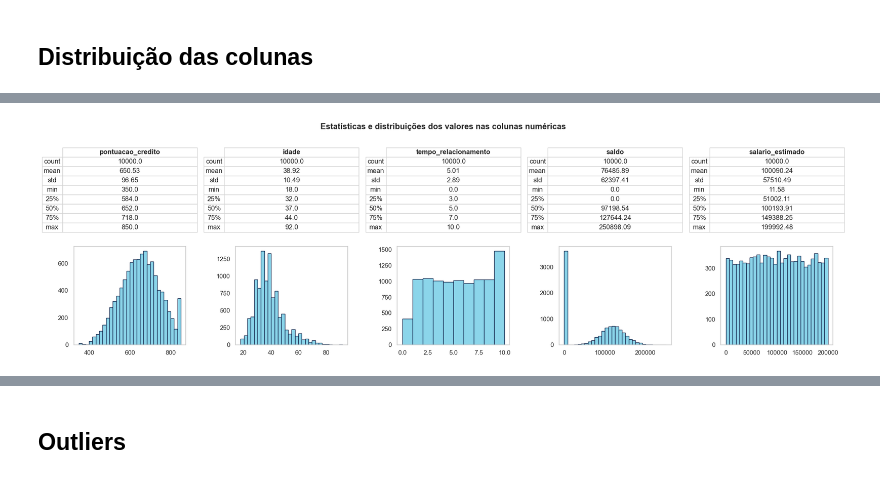
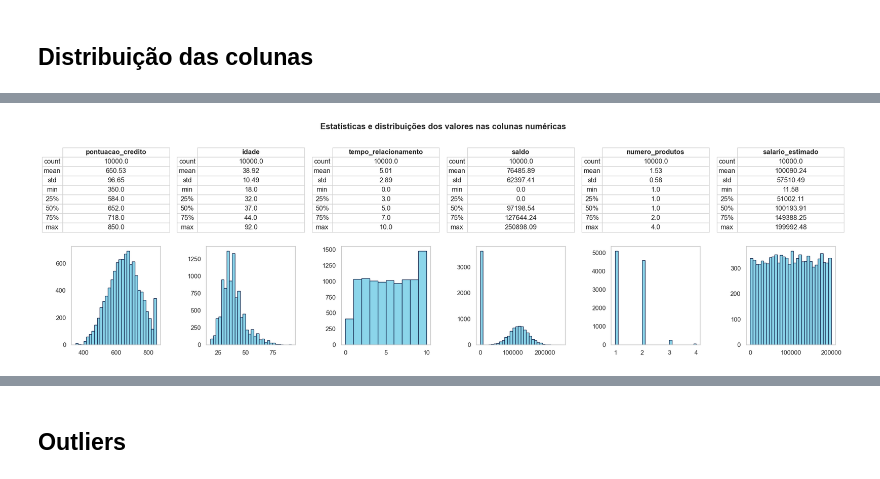
Before and after one commit to tnleite/blue-bank-customer-churn-eda, a Jupyter notebook: 02-Analise/blue-bank-costumer-churn-eda.ipynb, the cells around one changed output, grey strips where cells are left out. Drawn from its saved outputs; the diff is of its cells as text; code cells hidden in the pictures.

```diff
--- a/02-Analise/blue-bank-costumer-churn-eda.ipynb
+++ b/02-Analise/blue-bank-costumer-churn-eda.ipynb
@@ -412,13 +412,13 @@ Descrição atualizada das colunas do DataFrame:
 # %% [markdown]
 ## Distribuição das colunas
 # %%
-features_categoricas = ["pais", "genero", "numero_produtos", "possui_cartao_credito", "membro_ativo", "saiu_banco"]
+features_categoricas = ["pais", "genero", "possui_cartao_credito", "membro_ativo", "saiu_banco"]
 
 plt.figure(figsize = (20, 4))
 plt.suptitle("Proporção dos valores presentes nas colunas categóricas", fontweight = "bold")
 
-for i, coluna in zip(range(1, 7), features_categoricas):
-    plt.subplot(1, 6, i)
+for i, coluna in zip(range(1, 6), features_categoricas):
+    plt.subplot(1, 5, i)
     ax = df[coluna].value_counts(normalize = True).plot(kind = "bar", title = coluna, color = "#8BD5EA", edgecolor = "#14274C")
     ax.grid(False)
     ax.set_xticklabels(ax.get_xticklabels(), rotation = 0)
@@ -445,0 +446,31 @@ plt.show()
+# %%
+fig, ax = plt.subplots(1, 4, figsize = (20, 4))
+plt.suptitle("Proporção dos clientes ativos x clientes que deixaram o banco nas colunas categóricas", fontweight = "bold")
+
+for i, coluna in enumerate(features_categoricas[:-1]):
+    df_grouped = df.groupby(coluna)["saiu_banco"].value_counts(normalize = True).unstack()
+    df_grouped.plot(kind = "bar", color = ["#8BD5EA", "#14274C"], edgecolor = "#14274C", ax = ax[i], legend = False if i != 0 else True)
+    if i == 0:
+        ax[i].legend(loc = "upper left", title = "saiu_banco")
+    ax[i].grid(False)
+    ax[i].set_xticklabels(ax[i].get_xticklabels(), rotation = 0)
+    ax[i].set_xlabel(coluna)
+    ax[i].yaxis.set_major_formatter("")
+    ax[i].set_ylim(0, 1.2)
+
+    for p in ax[i].patches:
+        ax[i].annotate(
+            f"{p.get_height() * 100:.1f}%",  # Texto a ser anotado (altura da barra em porcentagem)
+            (p.get_x() + p.get_width() / 2., p.get_height()),  # Posição (x, y) da anotação
+            ha = "center",  # Alinhamento horizontal do texto ao centro
+            va = "center",  # Alinhamento vertical do texto ao centro
+            xytext = (0, 10),  # Deslocamento do texto em relação ao ponto (x, y)
+            textcoords = "offset points"  # Sistema de coordenadas para interpretar xytext
+        )
+
+
+# Ajusta o layout para evitar sobreposição
+plt.tight_layout()
+
+# Exibe a figura
+plt.show()
@@ -446,30 +479,31 @@ plt.show()
 # %%
-features_numericas = ["pontuacao_credito", "idade", "tempo_relacionamento", "saldo", "salario_estimado"]
+features_numericas = ["pontuacao_credito", "idade", "tempo_relacionamento", "saldo", "numero_produtos", "salario_estimado"]
 
-fig, axs = plt.subplots(2, 5, figsize = (20, 6))
+fig, axs = plt.subplots(2, 6, figsize = (20, 6))
 for i, coluna in enumerate(features_numericas):
     axs[0, i].axis("off")  # Desativa os eixos do subplot
     df_describe = pd.DataFrame(df[coluna].describe()).reset_index()
     df_describe.columns = ["Estatística", "Valor"]
     cell_text = [[round(val, 2)] for val in df_describe["Valor"]]
     table = axs[0, i].table(cellText = cell_text, colLabels = [coluna], rowLabels = df_describe["Estatística"], loc = "center")
     table.scale(1.2, 1.2)
 
     for chave, valor in table.get_celld().items():
         if chave[0] == 0:  # Linha do cabeçalho
             valor.set_text_props(weight = "bold")
         else:
             valor.set_text_props(ha = "center")
         valor.set_edgecolor("#D3D3D3")
 
     axs[1, i].hist(df[coluna], bins = 30 if coluna != "tempo_relacionamento" else 10, color = "#8BD5EA", edgecolor = "#14274C")
     axs[1, i].grid(False)
 
 
+
 plt.suptitle("Estatísticas e distribuições dos valores nas colunas numéricas", fontweight = "bold")
 
 
 plt.tight_layout()
 plt.show()
 # %% [output]
-[figure, old version]
+[figure, new version]
```
Also changed, not shown: parts of 12 cells of this notebook.
